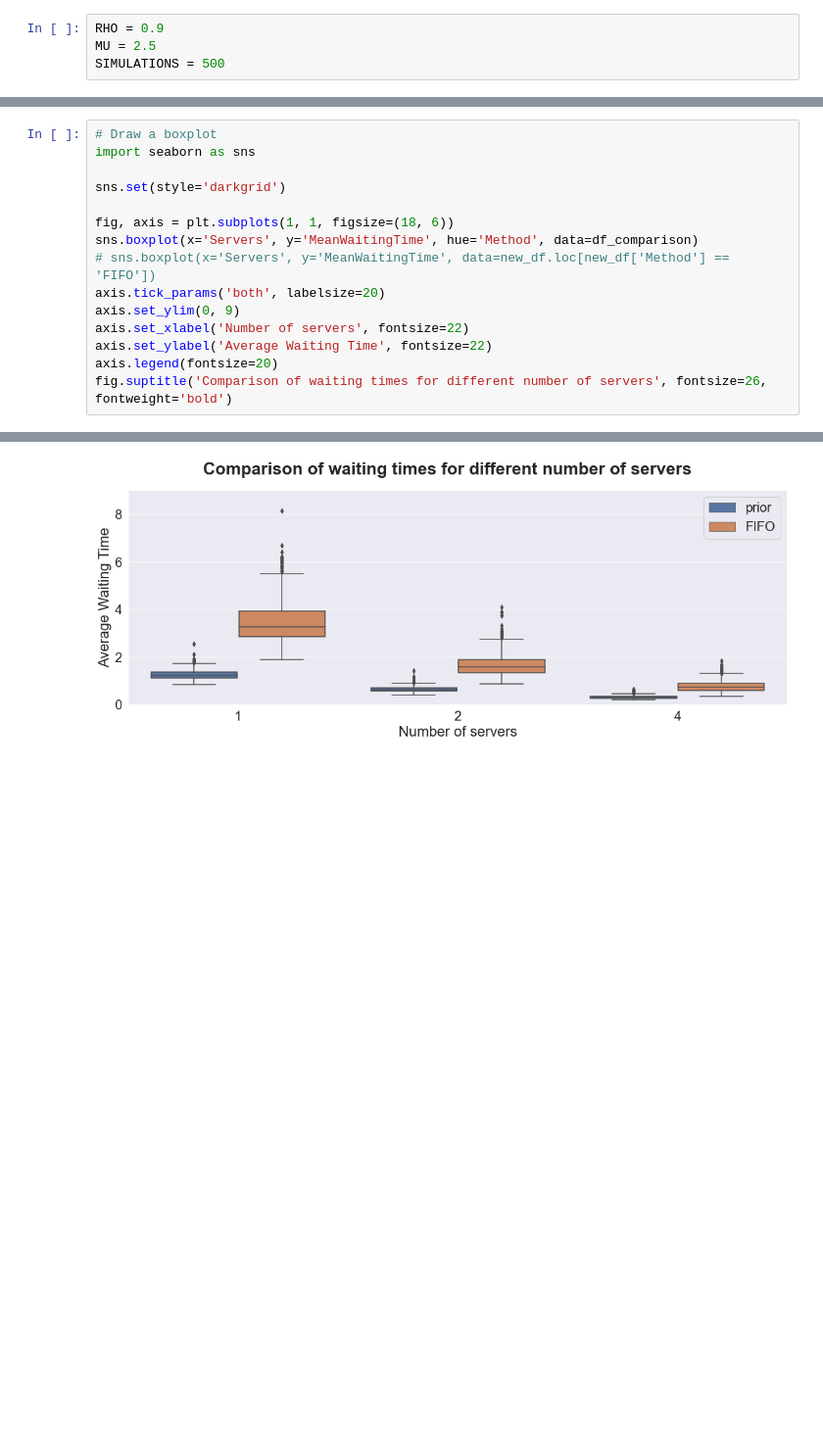
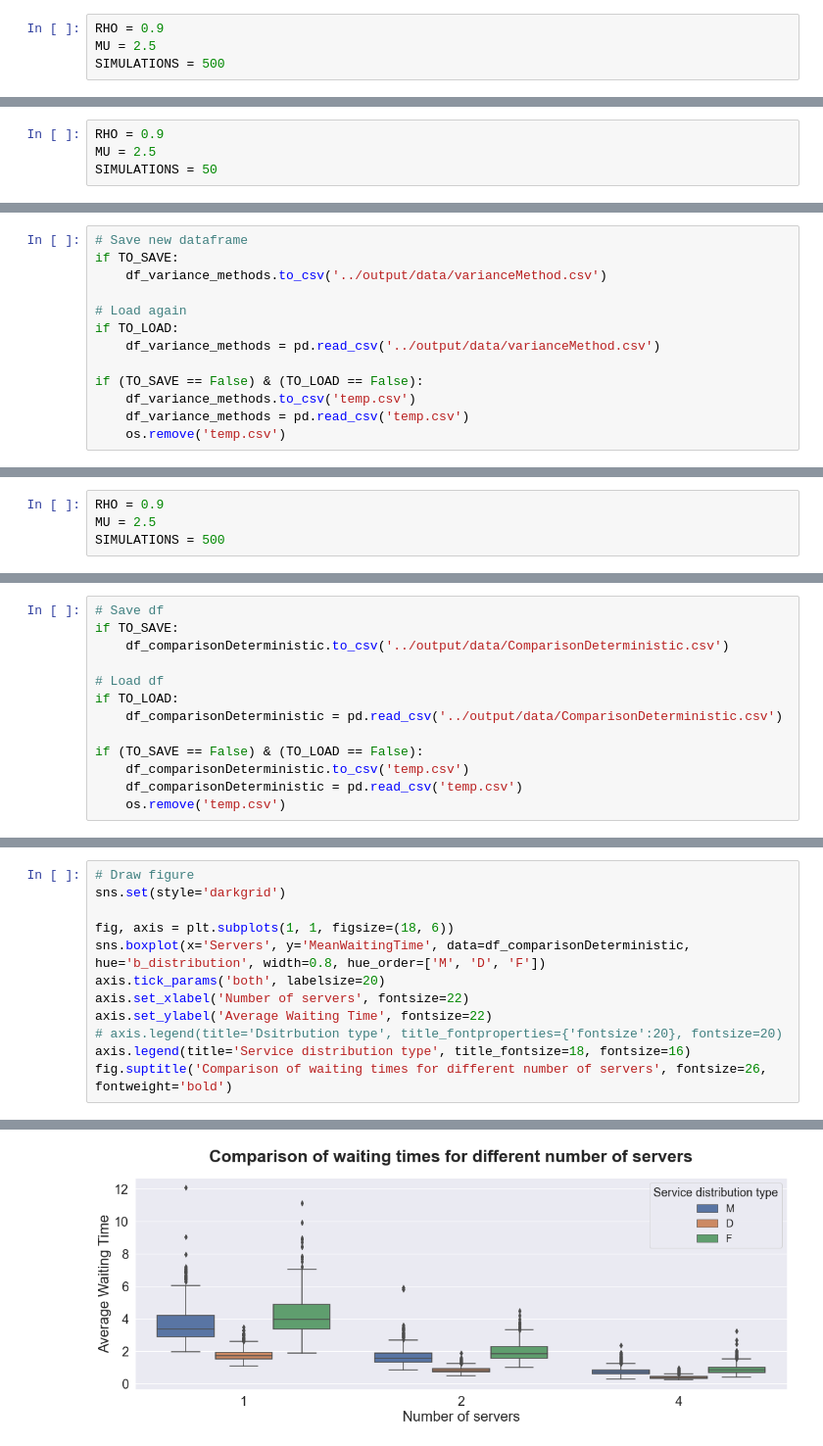
Before and after one commit to Boy0211/StochasticSimulation, a Jupyter notebook: Assignment2/code/main.ipynb, the cells around one changed output, grey strips where cells are left out. Shown: that part at 98% size. Saved outputs shown, nothing was run; the diff lists cells and outputs as text; blank space fills up the shorter version.

```diff
--- a/Assignment2/code/main.ipynb
+++ b/Assignment2/code/main.ipynb
@@ -323,0 +423,4 @@ df_comparison = pd.read_csv('../output/ServiceMethodPrior.csv')
+# %%
+RHO = 0.9
+MU = 2.5
+SIMULATIONS = 50
@@ -323,0 +451,13 @@ df_comparison = pd.read_csv('../output/ServiceMethodPrior.csv')
+# %%
+# Save new dataframe
+if TO_SAVE:
+    df_variance_methods.to_csv('../output/data/varianceMethod.csv')
+
+# Load again
+if TO_LOAD:
+    df_variance_methods = pd.read_csv('../output/data/varianceMethod.csv')
+
+if (TO_SAVE == False) & (TO_LOAD == False):
+    df_variance_methods.to_csv('temp.csv')
+    df_variance_methods = pd.read_csv('temp.csv')
+    os.remove('temp.csv')
@@ -323,0 +530,4 @@ df_comparison = pd.read_csv('../output/ServiceMethodPrior.csv')
+# %%
+RHO = 0.9
+MU = 2.5
+SIMULATIONS = 500
@@ -323,0 +556,13 @@ df_comparison = pd.read_csv('../output/ServiceMethodPrior.csv')
+# %%
+# Save df
+if TO_SAVE:
+    df_comparisonDeterministic.to_csv('../output/data/ComparisonDeterministic.csv')
+
+# Load df
+if TO_LOAD:
+    df_comparisonDeterministic = pd.read_csv('../output/data/ComparisonDeterministic.csv')
+
+if (TO_SAVE == False) & (TO_LOAD == False):
+    df_comparisonDeterministic.to_csv('temp.csv')
+    df_comparisonDeterministic = pd.read_csv('temp.csv')
+    os.remove('temp.csv')
@@ -324,18 +601,15 @@ df_comparison = pd.read_csv('../output/ServiceMethodPrior.csv')
 # %%
-# Draw a boxplot
-import seaborn as sns
-
+# Draw figure
 sns.set(style='darkgrid')
 
 fig, axis = plt.subplots(1, 1, figsize=(18, 6))
-sns.boxplot(x='Servers', y='MeanWaitingTime', hue='Method', data=df_comparison)
-# sns.boxplot(x='Servers', y='MeanWaitingTime', data=new_df.loc[new_df['Method'] == 'FIFO'])
+sns.boxplot(x='Servers', y='MeanWaitingTime', data=df_comparisonDeterministic, hue='b_distribution', width=0.8, hue_order=['M', 'D', 'F'])
 axis.tick_params('both', labelsize=20)
-axis.set_ylim(0, 9)
 axis.set_xlabel('Number of servers', fontsize=22)
 axis.set_ylabel('Average Waiting Time', fontsize=22)
-axis.legend(fontsize=20)
+# axis.legend(title='Dsitrbution type', title_fontproperties={'fontsize':20}, fontsize=20)
+axis.legend(title='Service distribution type', title_fontsize=18, fontsize=16)
 fig.suptitle('Comparison of waiting times for different number of servers', fontsize=26, fontweight='bold')
 # %% [output]
 Text(0.5, 0.98, 'Comparison of waiting times for different number of servers')
-[figure, old version]
+[figure, new version]
```
Also changed, not shown: parts of 22 cells of this notebook, 15 other files.
